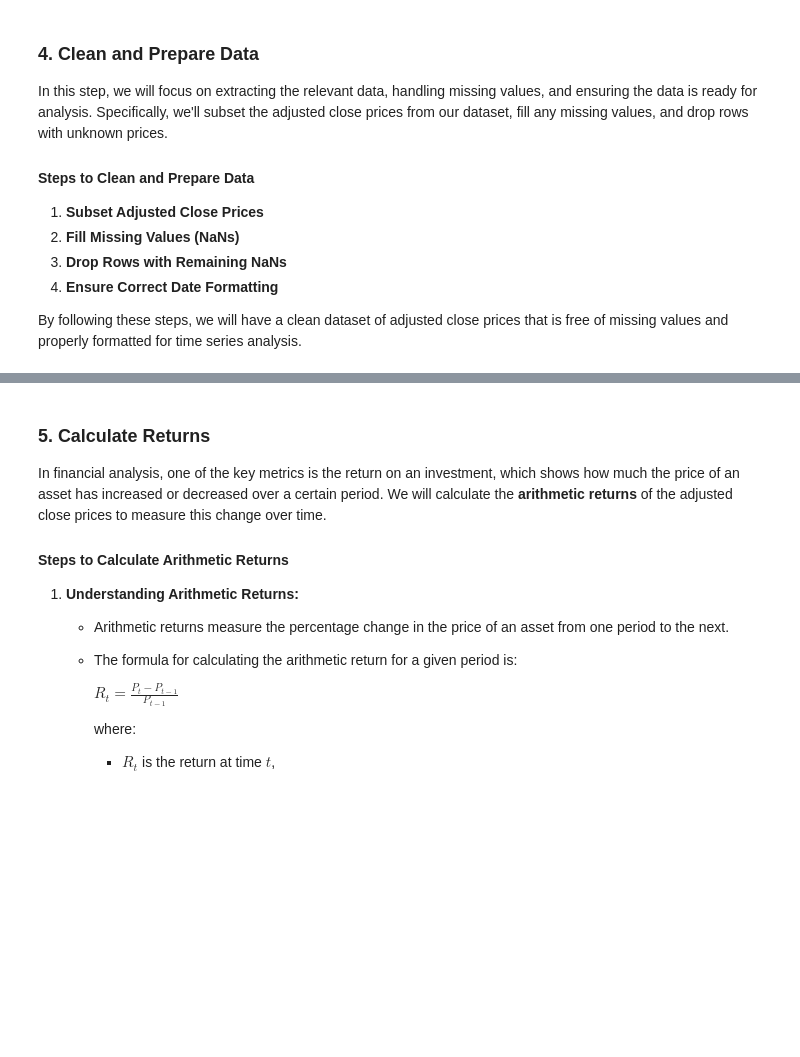
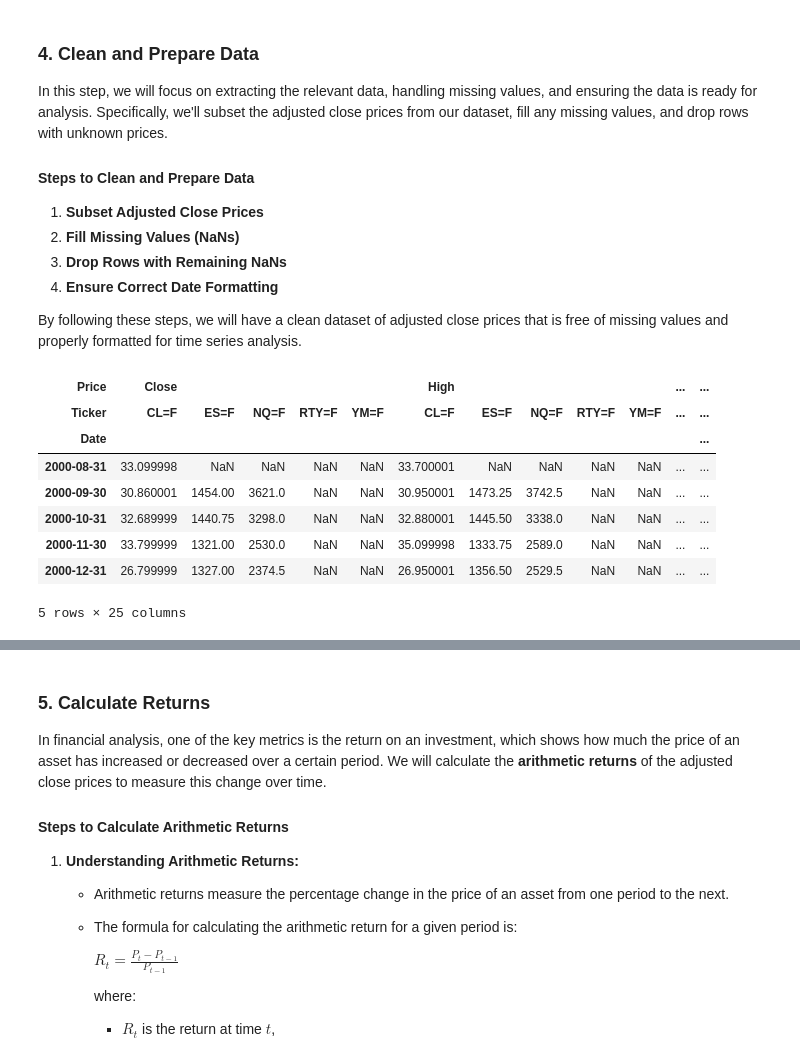
Before and after one commit to Progr3ss/Udacity-2025-DeepLearning, a Jupyter notebook: backtesting/projectv2.ipynb, the cells around one changed output, grey strips where cells are left out. Cells and saved outputs as stored; diff of their text form; code cells hidden in the pictures; blank space fills up the shorter version.

```diff
--- a/backtesting/projectv2.ipynb
+++ b/backtesting/projectv2.ipynb
@@ -40,6 +40,6 @@ import matplotlib.ticker as ticker
 We will download front-month futures data for S&P500, 10-year Treasuries, gold, and US dollar using the `yfinance` library.
 # %%
 # Download front-month futures data
-symbols = ["ES=F"]
+symbols = ["ES=F", "NQ=F", "YM=F", "RTY=F", "CL=F"]
 data = yf.download(symbols)
 # %% [output]
@@ -53,9 +49,14 @@ Failed to get ticker 'ES=F' reason: Expecting value: line 1 column 1 (char 0)
 
 In this section, we aim to reduce the noise in the daily financial data by resampling it to a monthly frequency. Resampling is a common technique in time series analysis, allowing us to aggregate data points over a specified time period. This helps in smoothing out short-term fluctuations and making the data more manageable for analysis.
 # %%
+# Ensure data is downloaded
+if data is None:
+	data = yf.download(symbols)
+
 # Resample data to monthly frequency
-data = None # YOUR CODE HERE
+data = data.resample("M").last()
 # Convert index to datetime
-data.index = None # YOUR CODE HERE
+data.index = pd.to_datetime(data.index)
+# Create a new column with the difference between the close and open prices
 # %%
 print(type(data.index))
@@ -72,5 +75,17 @@ In this step, we will focus on extracting the relevant data, handling missing va
 4. **Ensure Correct Date Formatting**
 
 By following these steps, we will have a clean dataset of adjusted close prices that is free of missing values and properly formatted for time series analysis.
+# %%
+data.head()
+# %% [output]
+| Price | Close |  |  |  |  | High |  |  |  |  | ... | ... |
+| Ticker | CL=F | ES=F | NQ=F | RTY=F | YM=F | CL=F | ES=F | NQ=F | RTY=F | YM=F | ... | ... |
+| Date |  |  |  |  |  |  |  |  |  |  |  | ... |
+| 2000-08-31 | 33.099998 | NaN | NaN | NaN | NaN | 33.700001 | NaN | NaN | NaN | NaN | ... | ... |
+| 2000-09-30 | 30.860001 | 1454.00 | 3621.0 | NaN | NaN | 30.950001 | 1473.25 | 3742.5 | NaN | NaN | ... | ... |
+| 2000-10-31 | 32.689999 | 1440.75 | 3298.0 | NaN | NaN | 32.880001 | 1445.50 | 3338.0 | NaN | NaN | ... | ... |
+| 2000-11-30 | 33.799999 | 1321.00 | 2530.0 | NaN | NaN | 35.099998 | 1333.75 | 2589.0 | NaN | NaN | ... | ... |
+| 2000-12-31 | 26.799999 | 1327.00 | 2374.5 | NaN | NaN | 26.950001 | 1356.50 | 2529.5 | NaN | NaN | ... | ... |
+5 rows × 25 columns
 # %%
 # Subset adjusted close prices and fill NaNs
```
Also changed, not shown: parts of 15 cells of this notebook.
